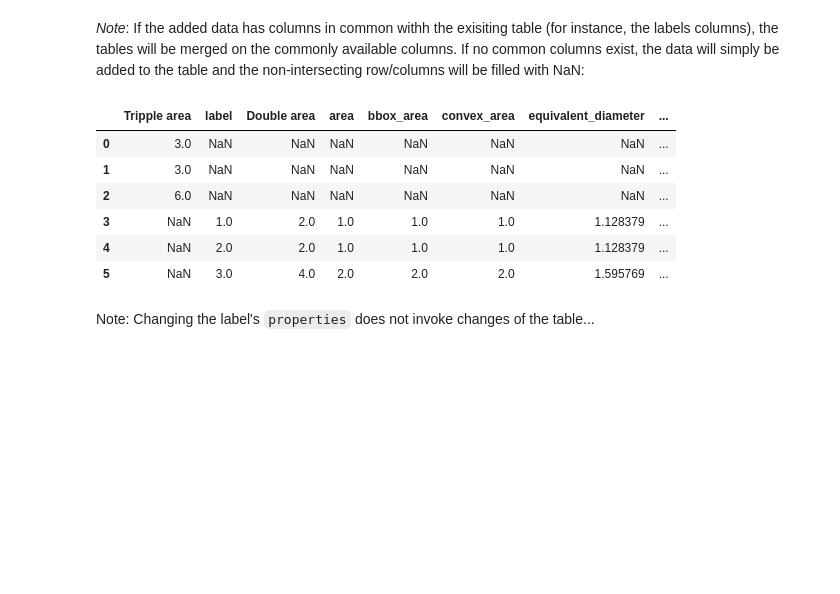
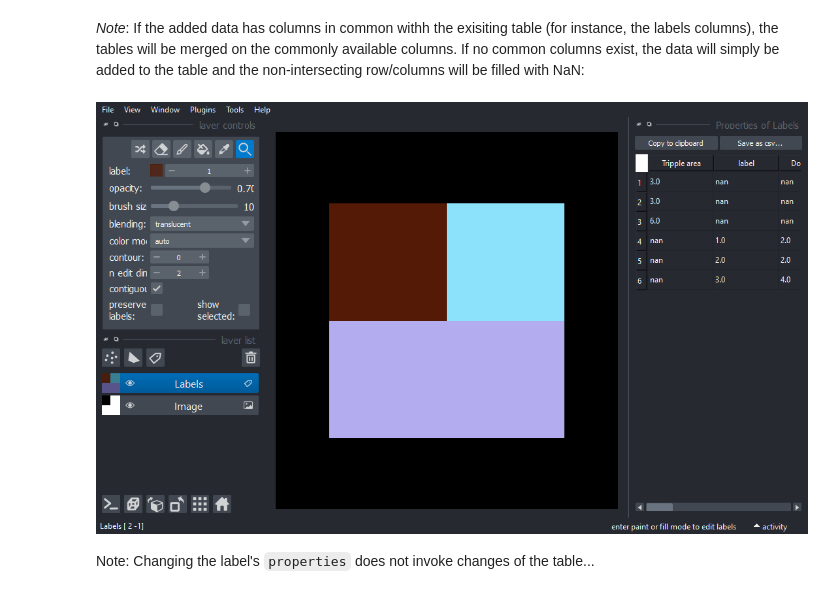
Before and after one commit to haesleinhuepf/napari-skimage-regionprops, a Jupyter notebook: demo/tables.ipynb, the cells around one changed output. Drawn from its saved outputs; the diff is of its cells as text; code cells hidden in the pictures; blank space fills up the shorter version.

```diff
--- a/demo/tables.ipynb
+++ b/demo/tables.ipynb
@@ -78,15 +75,9 @@ pandas.DataFrame(table.get_content())
 # %%
 tripple_area = {'Tripple area': content['area'].to_numpy() * 3.0}
 table.append_content(tripple_area)
-pandas.DataFrame(table.get_content())
+napari.utils.nbscreenshot(viewer)
 # %% [output]
-|  | Tripple area | label | Double area | area | bbox_area | convex_area | equivalent_diameter | ... |
-| 0 | 3.0 | NaN | NaN | NaN | NaN | NaN | NaN | ... |
-| 1 | 3.0 | NaN | NaN | NaN | NaN | NaN | NaN | ... |
-| 2 | 6.0 | NaN | NaN | NaN | NaN | NaN | NaN | ... |
-| 3 | NaN | 1.0 | 2.0 | 1.0 | 1.0 | 1.0 | 1.128379 | ... |
-| 4 | NaN | 2.0 | 2.0 | 1.0 | 1.0 | 1.0 | 1.128379 | ... |
-| 5 | NaN | 3.0 | 4.0 | 2.0 | 2.0 | 2.0 | 1.595769 | ... |
+[figure, added]
 # %% [markdown]
 Note: Changing the label's `properties` does not invoke changes of the table...
 # %%
```
Also changed, not shown: parts of 7 cells of this notebook.
